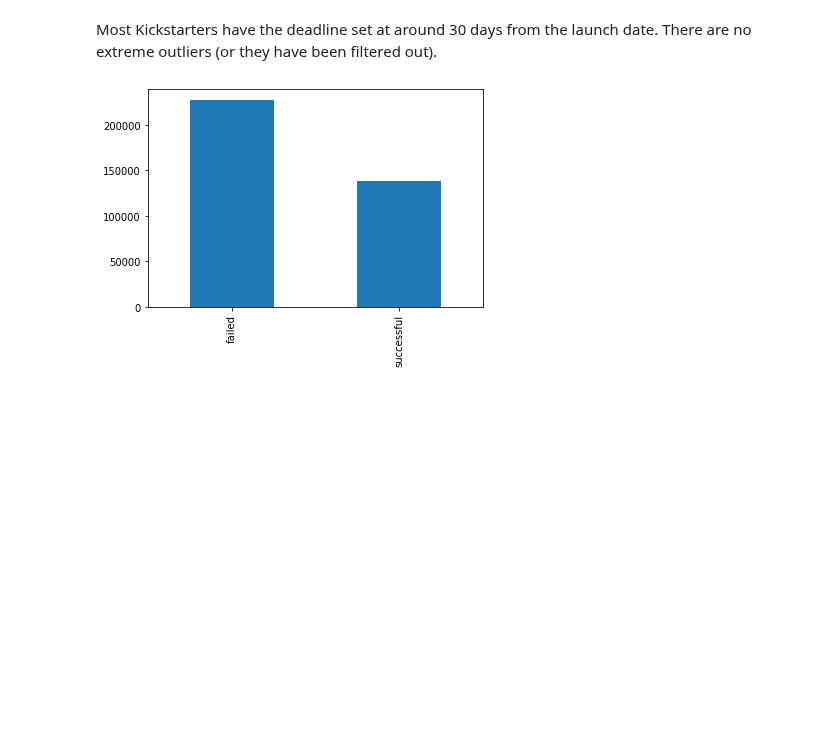
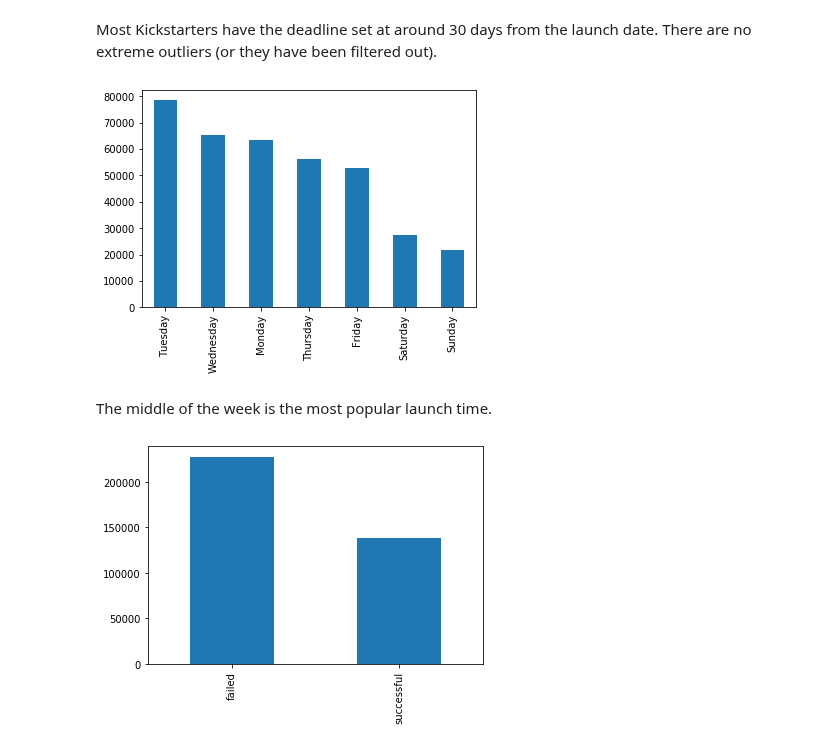
Before and after one commit to dwitten392/Springboard---DW, a Jupyter notebook: Capstone 1 - Kickstarter/Kickstarter Projects.ipynb, the cells around one changed output. Drawn from its saved outputs; the diff is of its cells as text; code cells hidden in the pictures; blank space fills up the shorter version.

```diff
--- a/Capstone 1 - Kickstarter/Kickstarter Projects.ipynb
+++ b/Capstone 1 - Kickstarter/Kickstarter Projects.ipynb
@@ -59,4 +68,12 @@ plt.show()
 [figure]
 # %% [markdown]
 Most Kickstarters have the deadline set at around 30 days from the launch date. There are no extreme outliers (or they have been filtered out).
+# %%
+cleaned_data['day_week'] = cleaned_data['launched_at'].dt.day_name()
+cleaned_data['day_week'].value_counts().plot(kind='bar')
+plt.show()
+# %% [output]
+[figure, added]
+# %% [markdown]
+The middle of the week is the most popular launch time.
 # %%
```
Also changed, not shown: parts of 3 cells of this notebook.
